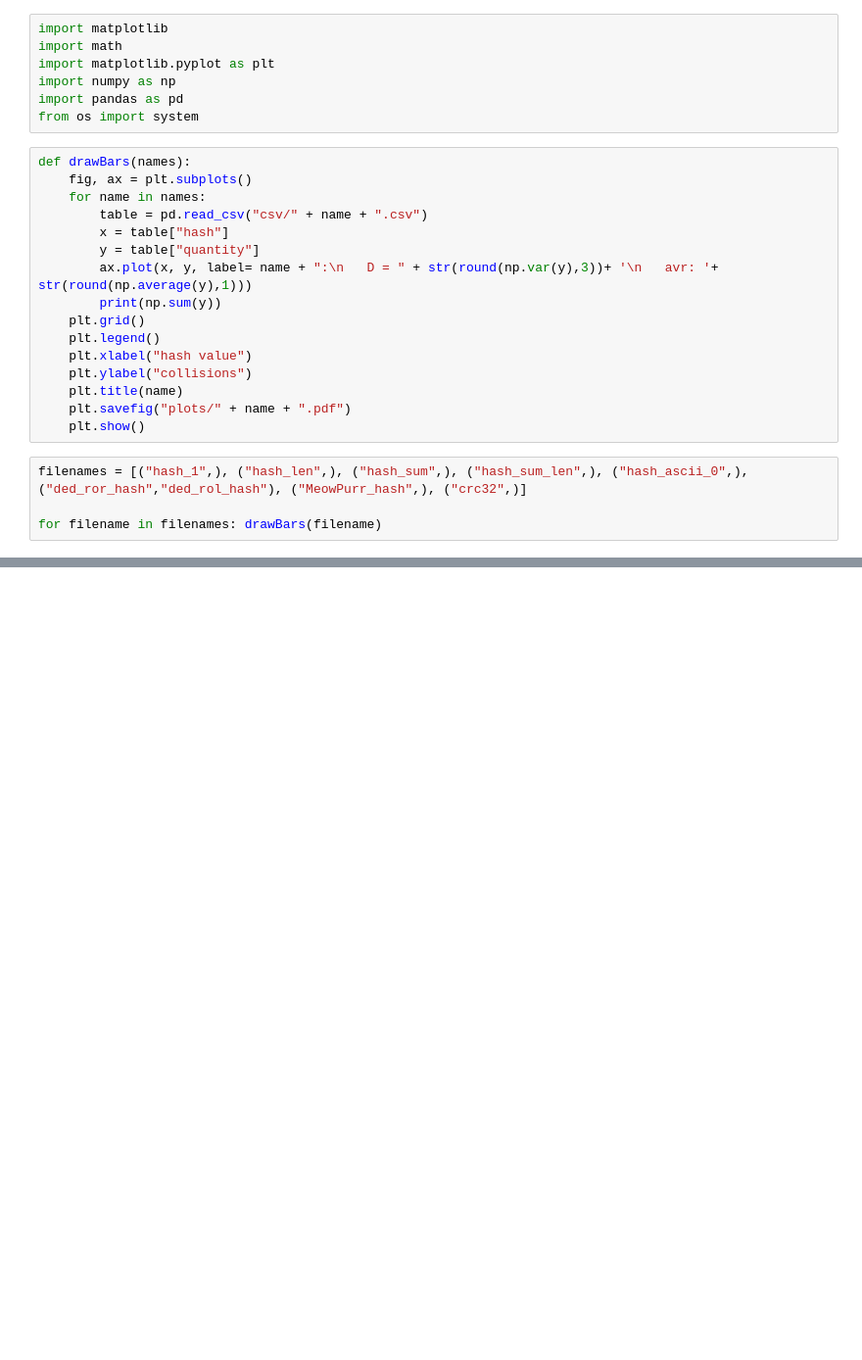
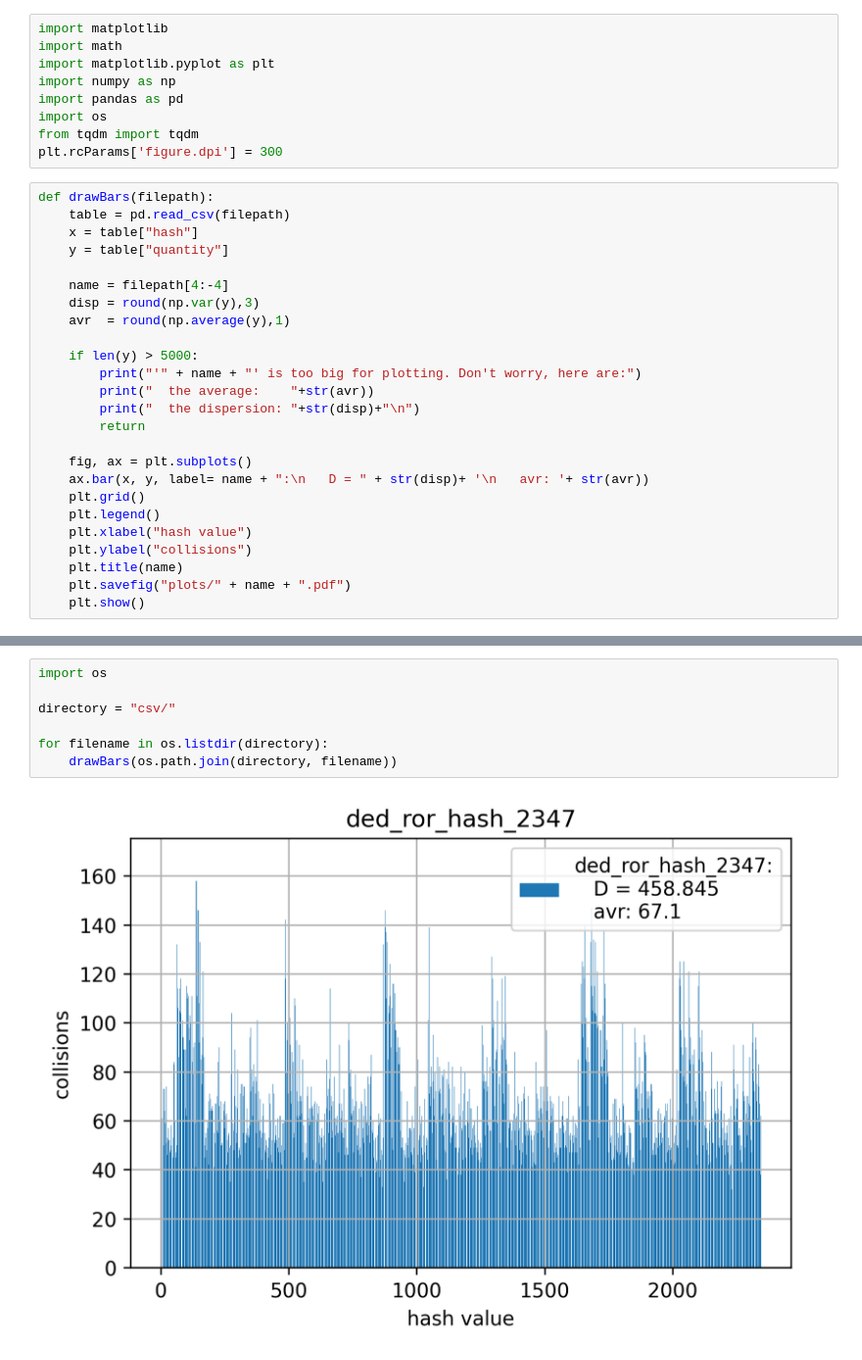
Before and after one commit to tndrd/Education-MIPT-2sem-asm, a Jupyter notebook: HashTable/HashTable_v1/HT_Distribution.ipynb, the cells around one changed output, grey strips where cells are left out. Shown at 98% size. Cells and saved outputs as stored; diff of their text form; blank space fills up the shorter version.

```diff
--- a/HashTable/HashTable_v1/HT_Distribution.ipynb
+++ b/HashTable/HashTable_v1/HT_Distribution.ipynb
@@ -4,16 +4,27 @@ import math
 import matplotlib.pyplot as plt
 import numpy as np
 import pandas as pd
-from os import system
+import os
+from tqdm import tqdm
+plt.rcParams['figure.dpi'] = 300
 # %%
-def drawBars(names):
+def drawBars(filepath):
+    table = pd.read_csv(filepath)
+    x = table["hash"]
+    y = table["quantity"]
+
+    name = filepath[4:-4]
+    disp = round(np.var(y),3)
+    avr  = round(np.average(y),1)
+
+    if len(y) > 5000:
+        print("'" + name + "' is too big for plotting. Don't worry, here are:")
+        print("  the average:    "+str(avr))
+        print("  the dispersion: "+str(disp)+"\n")
+        return
+
     fig, ax = plt.subplots()
-    for name in names:
-        table = pd.read_csv("csv/" + name + ".csv")
-        x = table["hash"]
-        y = table["quantity"]
-        ax.plot(x, y, label= name + ":\n   D = " + str(round(np.var(y),3))+ '\n   avr: '+ str(round(np.average(y),1)))
-        print(np.sum(y))
+    ax.bar(x, y, label= name + ":\n   D = " + str(disp)+ '\n   avr: '+ str(avr))
     plt.grid()
     plt.legend()
     plt.xlabel("hash value")
@@ -21,7 +32,3 @@ def drawBars(names):
     plt.title(name)
     plt.savefig("plots/" + name + ".pdf")
     plt.show()
-# %%
-filenames = [("hash_1",), ("hash_len",), ("hash_sum",), ("hash_sum_len",), ("hash_ascii_0",), ("ded_ror_hash","ded_rol_hash"), ("MeowPurr_hash",), ("crc32",)]
-
-for filename in filenames: drawBars(filename)
@@ -46,0 +35,9 @@ print(np.average(pd.read_csv("csv/" + "Crc32_13137" + ".csv")["quantity"]))
+# %%
+import os
+
+directory = "csv/"
+
+for filename in os.listdir(directory):
+    drawBars(os.path.join(directory, filename))
+# %% [output]
+[figure, added]
```
Also changed, not shown: parts of 4 cells of this notebook, 55 other files.
